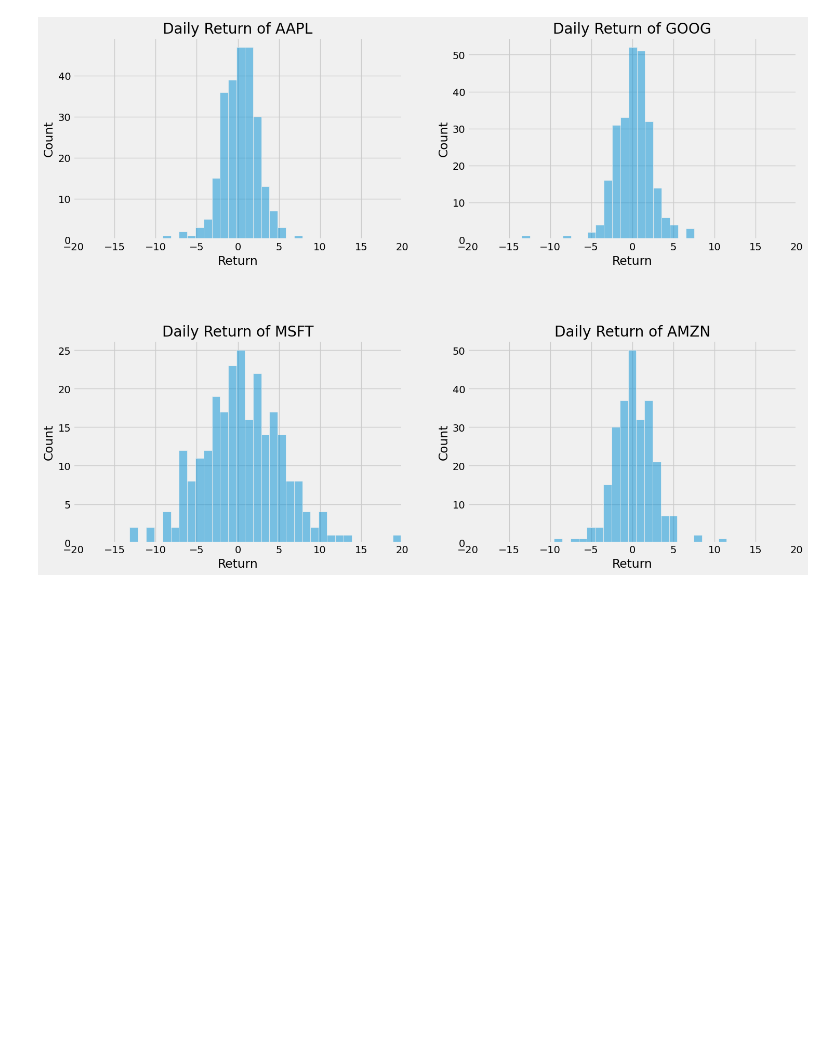
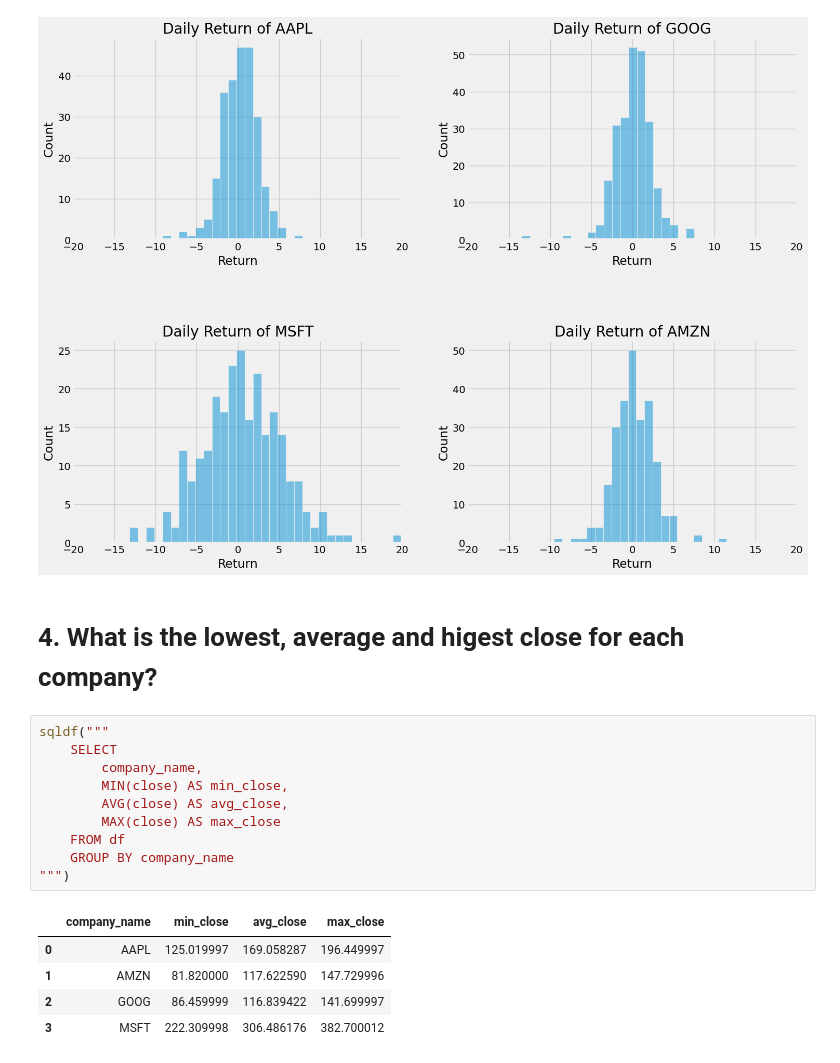
Before and after one commit to danjelito/stock-market-sql, a Jupyter notebook: main.ipynb, the cells around one changed output. Saved outputs shown, nothing was run; the diff lists cells and outputs as text; blank space fills up the shorter version.

```diff
--- a/main.ipynb
+++ b/main.ipynb
@@ -180,3 +180,21 @@ plt.subplots_adjust(hspace=0.5)
 plt.show()
 # %% [output]
 [figure]
+# %% [markdown]
+# 4. What is the lowest, average and higest close for each company?
+# %%
+sqldf("""
+    SELECT
+        company_name,
+        MIN(close) AS min_close,
+        AVG(close) AS avg_close,
+        MAX(close) AS max_close
+    FROM df
+    GROUP BY company_name
+""")
+# %% [output]
+|  | company_name | min_close | avg_close | max_close |
+| 0 | AAPL | 125.019997 | 169.058287 | 196.449997 |
+| 1 | AMZN | 81.820000 | 117.622590 | 147.729996 |
+| 2 | GOOG | 86.459999 | 116.839422 | 141.699997 |
+| 3 | MSFT | 222.309998 | 306.486176 | 382.700012 |
```
Also changed, not shown: parts of 1 cell of this notebook.
